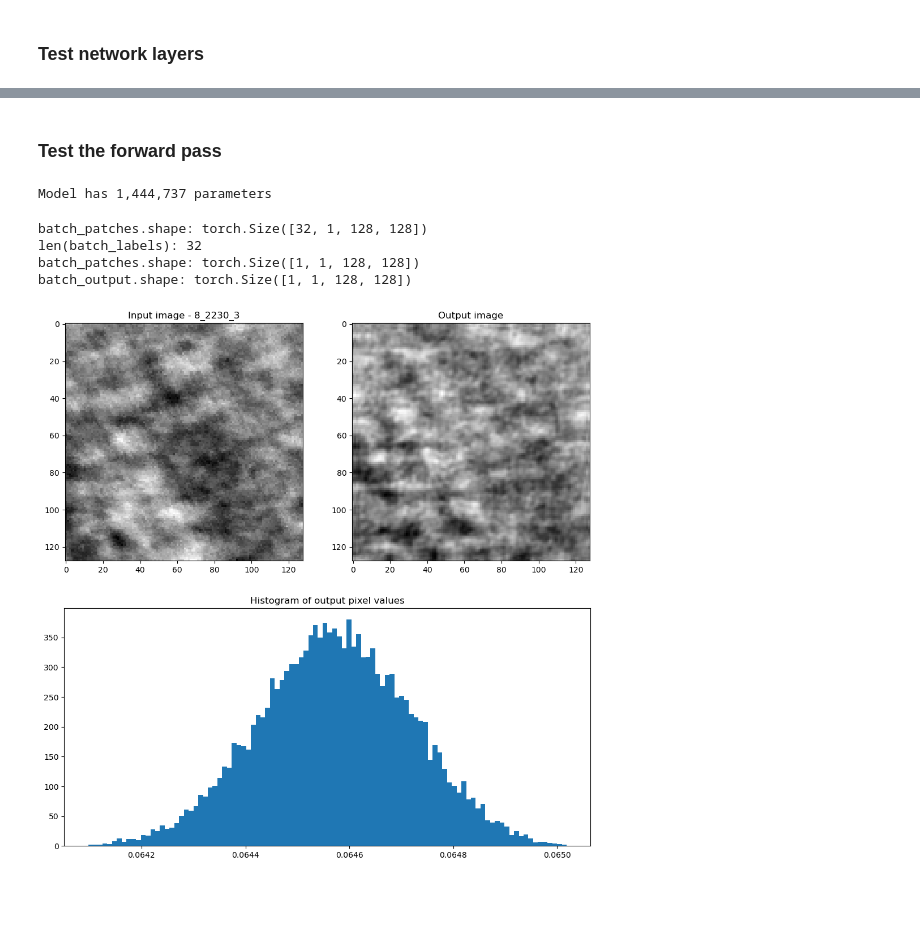
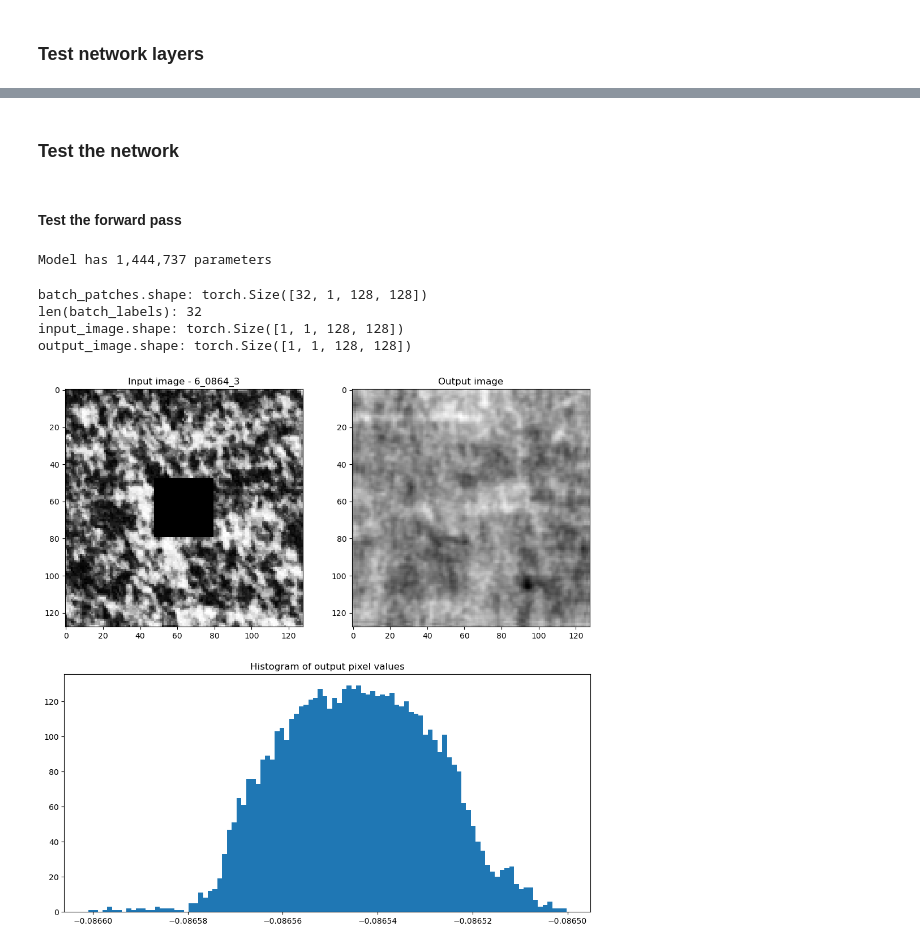
Before and after one commit to popastefan10/DeepAD, a Jupyter notebook: notebooks/nn.ipynb, the cells around one changed output, grey strips where cells are left out. Drawn from its saved outputs; the diff is of its cells as text; code cells hidden in the pictures; blank space fills up the shorter version.

```diff
--- a/notebooks/nn.ipynb
+++ b/notebooks/nn.ipynb
@@ -200,8 +202,10 @@ Input shape: torch.Size([3, 128, 128])
 15. Conv(3,  1, 1,  64): torch.Size([32, 128, 128]), padding  1
 16. Conv(3,  1, 1,  32): torch.Size([16, 128, 128]), padding  1
 17. Conv(3,  1, 1,  16): torch.Size([1, 128, 128]) , padding  1
+# %% [markdown]
+### Test the network
 # %% [markdown]
-### Test the forward pass
+#### Test the forward pass
 # %%
 # Load the datasets
 transform = get_transform(config)
@@ -219,35 +223,40 @@ print(f"Model has {model_num_params:,} parameters")
 # %% [output]
 Model has 1,444,737 parameters
 # %%
+%matplotlib inline
+
 # Load the first batch
 first_batch = next(iter(train_dataloader))
 batch_patches: torch.Tensor
 batch_labels: list[str]
 batch_patches, batch_labels = first_batch
+batch_patches = batch_patches.type(torch.float32)
 print(f"batch_patches.shape: {batch_patches.shape}")
 print(f"len(batch_labels): {len(batch_labels)}")
 
 # Feed the first image through the model
-batch_patches = batch_patches.type(torch.float32).to(config.device)[:1]
-batch_output: torch.Tensor = model(batch_patches)
-print(f"batch_patches.shape: {batch_patches.shape}")
-print(f"batch_output.shape: {batch_output.shape}")
+first_image: torch.Tensor = batch_patches[:1].to(config.device)
+input_image: torch.Tensor = first_image.clone()
+input_image[:, :, 48:80, 48:80] = 0
+output_image: torch.Tensor = model(input_image)
+print(f"input_image.shape: {input_image.shape}")
+print(f"output_image.shape: {output_image.shape}")
 
 # Plot the first image and its output
 plt.figure(figsize=(12, 12))
 plt.subplot(2, 2, 1)
-plt.imshow(batch_patches[0, 0].detach().cpu().numpy(), cmap="gray")
+plt.imshow(input_image[0, 0].detach().cpu().numpy(), cmap="gray", vmin=0, vmax=1)
 plt.title(f"Input image - {batch_labels[0]}")
 plt.subplot(2, 2, 2)
-plt.imshow(batch_output[0, 0].detach().cpu().numpy(), cmap="gray")
+plt.imshow(output_image[0, 0].detach().cpu().numpy(), cmap="gray")
 plt.title("Output image")
 plt.subplot(2, 1, 2)
-plt.hist(torch.unique(batch_output).detach().cpu().numpy(), bins=100)
+plt.hist(torch.unique(output_image).detach().cpu().numpy(), bins=100)
 plt.title("Histogram of output pixel values")
 plt.show()
 # %% [output]
 batch_patches.shape: torch.Size([32, 1, 128, 128])
 len(batch_labels): 32
-batch_patches.shape: torch.Size([1, 1, 128, 128])
-batch_output.shape: torch.Size([1, 1, 128, 128])
+input_image.shape: torch.Size([1, 1, 128, 128])
+output_image.shape: torch.Size([1, 1, 128, 128])
-[figure, old version]
+[figure, new version]
```
Also changed, not shown: parts of 3 cells of this notebook, 6 other files.
